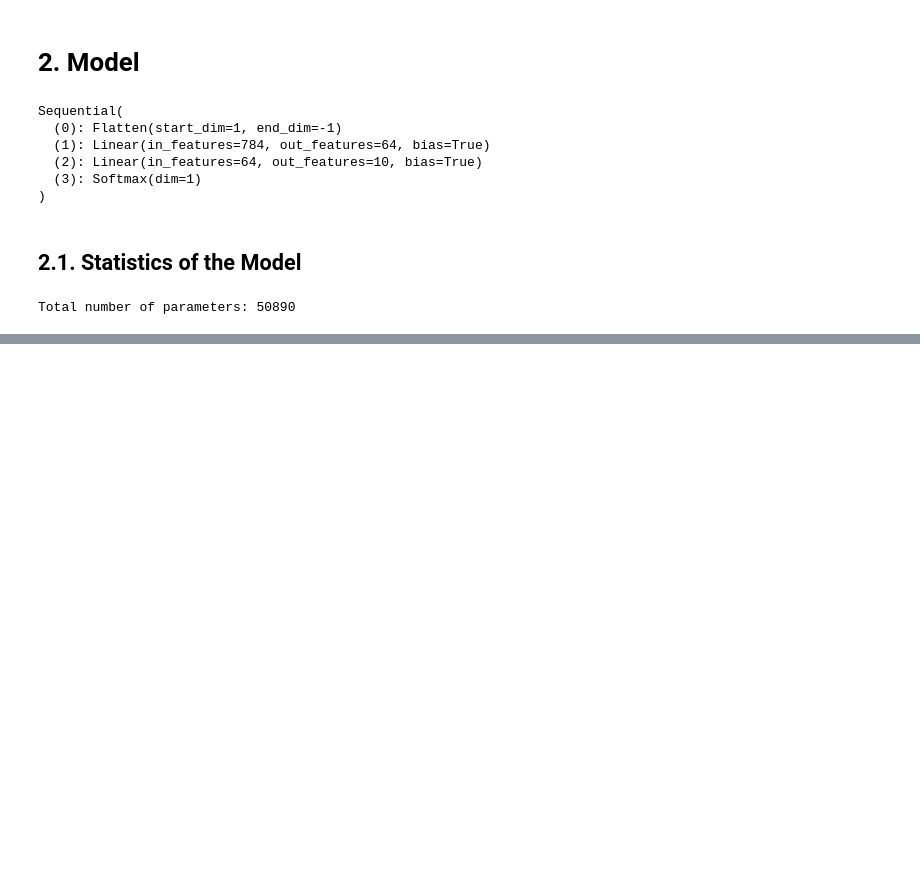
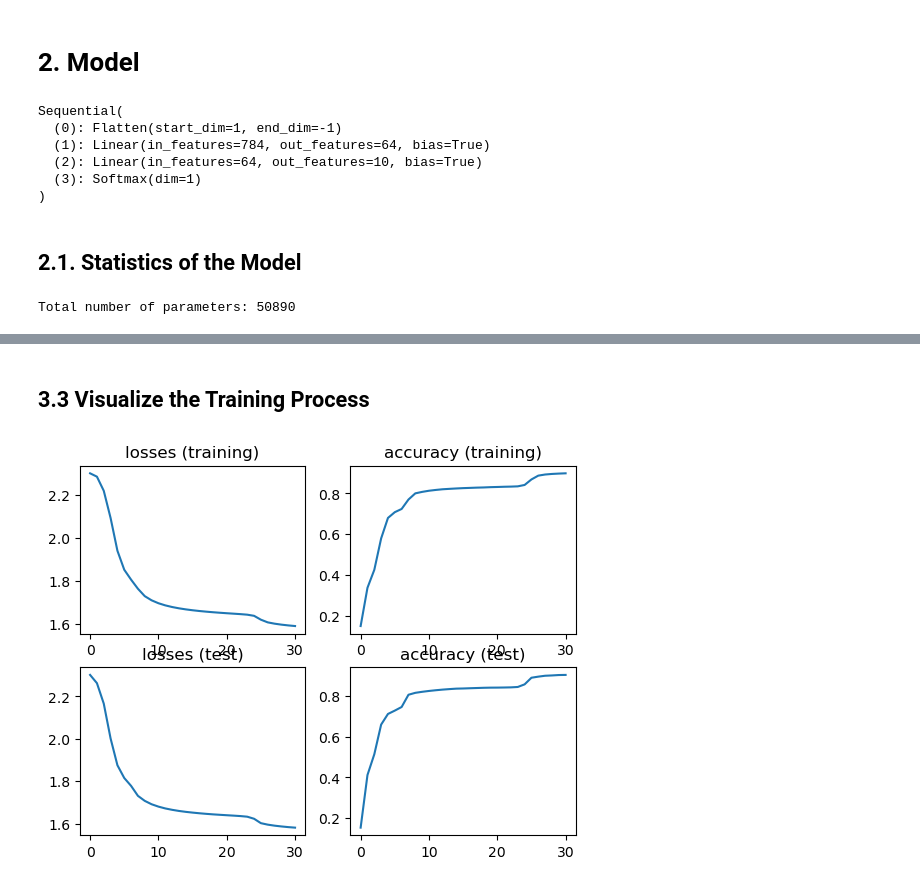
Before and after one commit to shuangxuetwelve/pytorch-practice, a Jupyter notebook: MNIST-1.ipynb, the cells around one changed output, grey strips where cells are left out. Drawn from its saved outputs; the diff is of its cells as text; code cells hidden in the pictures; blank space fills up the shorter version.

Commit message:
Train MNIST-1

```diff
--- a/MNIST-1.ipynb
+++ b/MNIST-1.ipynb
@@ -55,0 +69,22 @@ Total number of parameters: 50890
+# %%
+def calculateStatistics(dataloader, model, loss_fn):
+    with torch.no_grad():
+        num_batches = len(dataloader)
+        num_samples = len(dataloader.dataset)
+        loss, correct = 0, 0
+
+        for images, labels in dataloader:
+            # Make predictions.
+            preds = model(images)
+
+            # Calculate the loss.
+            loss += loss_fn(preds, labels)
+
+            # Calculate the number of correctnesses.
+            correct += (preds.argmax(dim=1) == labels).type(dtype=torch.float32).sum()
+
+        # Calculate the mean loss and correct.
+        loss /= num_batches
+        correct /= num_samples
+
+    return loss, correct
@@ -55,0 +190,6 @@ Total number of parameters: 50890
+# %%
+if os.path.exists(f'saved/{SAVED_FILENAME}.pt'):
+    losses, corrects, losses_test, corrects_test = load(model)
+else:
+    losses, corrects, losses_test, corrects_test = train(model, EPOCHS, LEARNING_RATE)
+    save(model, losses, corrects, losses_test, corrects_test)
@@ -55,0 +214,17 @@ Total number of parameters: 50890
+# %% [markdown]
+## 3.3 Visualize the Training Process
+# %%
+fig, ((ax11, ax12), (ax21, ax22)) = plt.subplots(2,2)
+
+ax11.plot(losses)
+ax11.set_title('losses (training)')
+ax12.plot(corrects)
+ax12.set_title('accuracy (training)')
+ax21.plot(losses_test)
+ax21.set_title('losses (test)')
+ax22.plot(corrects_test)
+ax22.set_title('accuracy (test)')
+
+plt.show()
+# %% [output]
+[figure, added]
```
Also changed, not shown: parts of 7 cells of this notebook, 1 other file.
